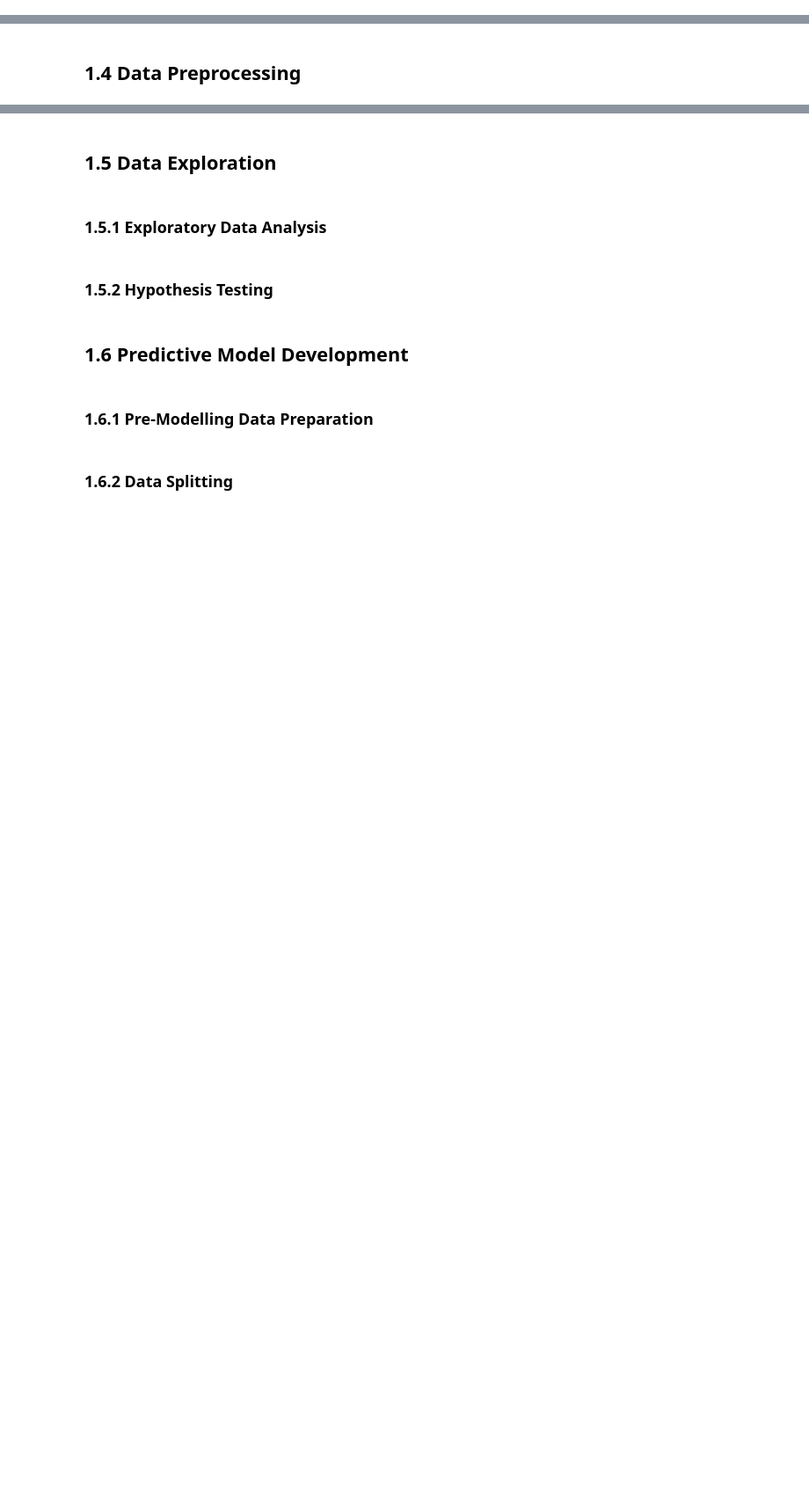
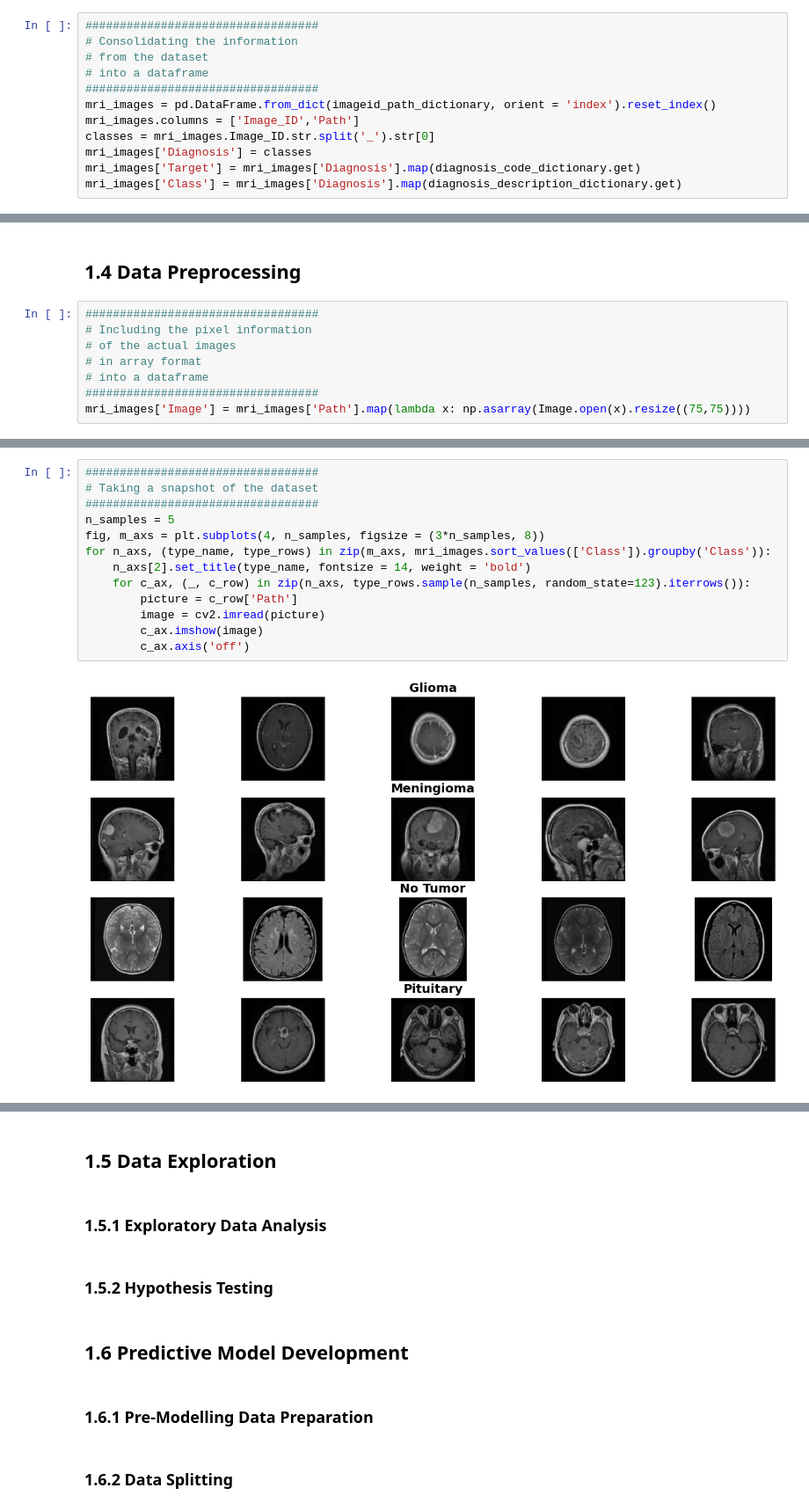
Before and after one commit to JohnPaulinePineda/Portfolio_Project_56, a Jupyter notebook: codes/ClassifyingBrainTumorsFromMagneticResonanceImagesByLeveragingConvolutionalNeuralNetworkBasedMultilevelFeatureExtractionAndHierarchicalRepresentation.ipynb, the cells around one changed output, grey strips where cells are left out. Shown at 88% size. Saved outputs shown, nothing was run; the diff lists cells and outputs as text; blank space fills up the shorter version.

```diff
--- a/codes/ClassifyingBrainTumorsFromMagneticResonanceImagesByLeveragingConvolutionalNeuralNetworkBasedMultilevelFeatureExtractionAndHierarchicalRepresentation.ipynb
+++ b/codes/ClassifyingBrainTumorsFromMagneticResonanceImagesByLeveragingConvolutionalNeuralNetworkBasedMultilevelFeatureExtractionAndHierarchicalRepresentation.ipynb
@@ -122,0 +163,12 @@ PIPELINES_PATH = r"pipelines"
+# %%
+##################################
+# Consolidating the information
+# from the dataset
+# into a dataframe
+##################################
+mri_images = pd.DataFrame.from_dict(imageid_path_dictionary, orient = 'index').reset_index()
+mri_images.columns = ['Image_ID','Path']
+classes = mri_images.Image_ID.str.split('_').str[0]
+mri_images['Diagnosis'] = classes
+mri_images['Target'] = mri_images['Diagnosis'].map(diagnosis_code_dictionary.get)
+mri_images['Class'] = mri_images['Diagnosis'].map(diagnosis_description_dictionary.get)
@@ -125,2 +278,10 @@ PIPELINES_PATH = r"pipelines"
 # %% [markdown]
 ## 1.4 Data Preprocessing <a class="anchor" id="1.4"></a>
+# %%
+##################################
+# Including the pixel information
+# of the actual images
+# in array format
+# into a dataframe
+##################################
+mri_images['Image'] = mri_images['Path'].map(lambda x: np.asarray(Image.open(x).resize((75,75))))
@@ -126,0 +315,15 @@ PIPELINES_PATH = r"pipelines"
+# %%
+##################################
+# Taking a snapshot of the dataset
+##################################
+n_samples = 5
+fig, m_axs = plt.subplots(4, n_samples, figsize = (3*n_samples, 8))
+for n_axs, (type_name, type_rows) in zip(m_axs, mri_images.sort_values(['Class']).groupby('Class')):
+    n_axs[2].set_title(type_name, fontsize = 14, weight = 'bold')
+    for c_ax, (_, c_row) in zip(n_axs, type_rows.sample(n_samples, random_state=123).iterrows()):
+        picture = c_row['Path']
+        image = cv2.imread(picture)
+        c_ax.imshow(image)
+        c_ax.axis('off')
+# %% [output]
+[figure, added]
```
Also changed, not shown: parts of 24 cells of this notebook, 1 other file.
